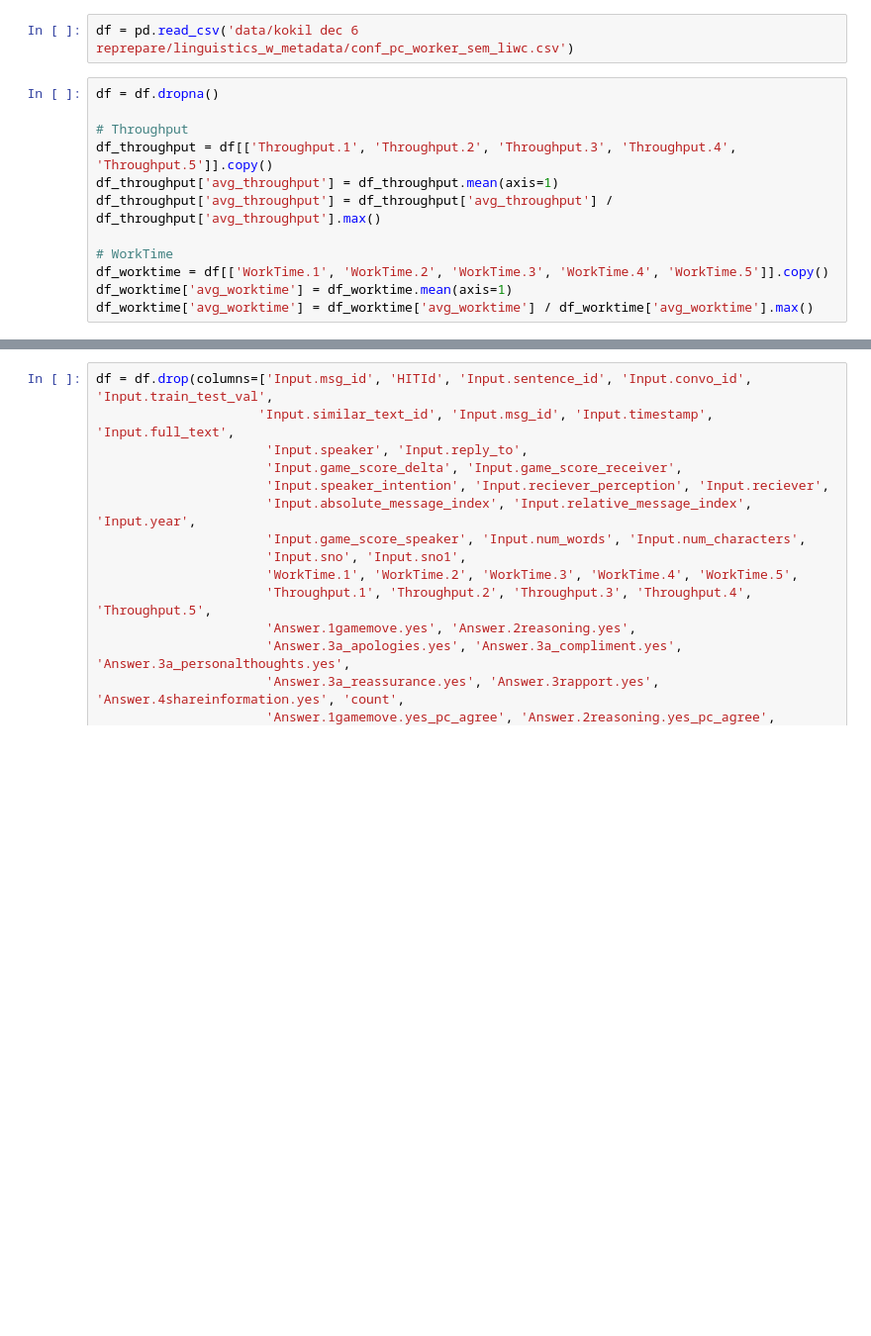
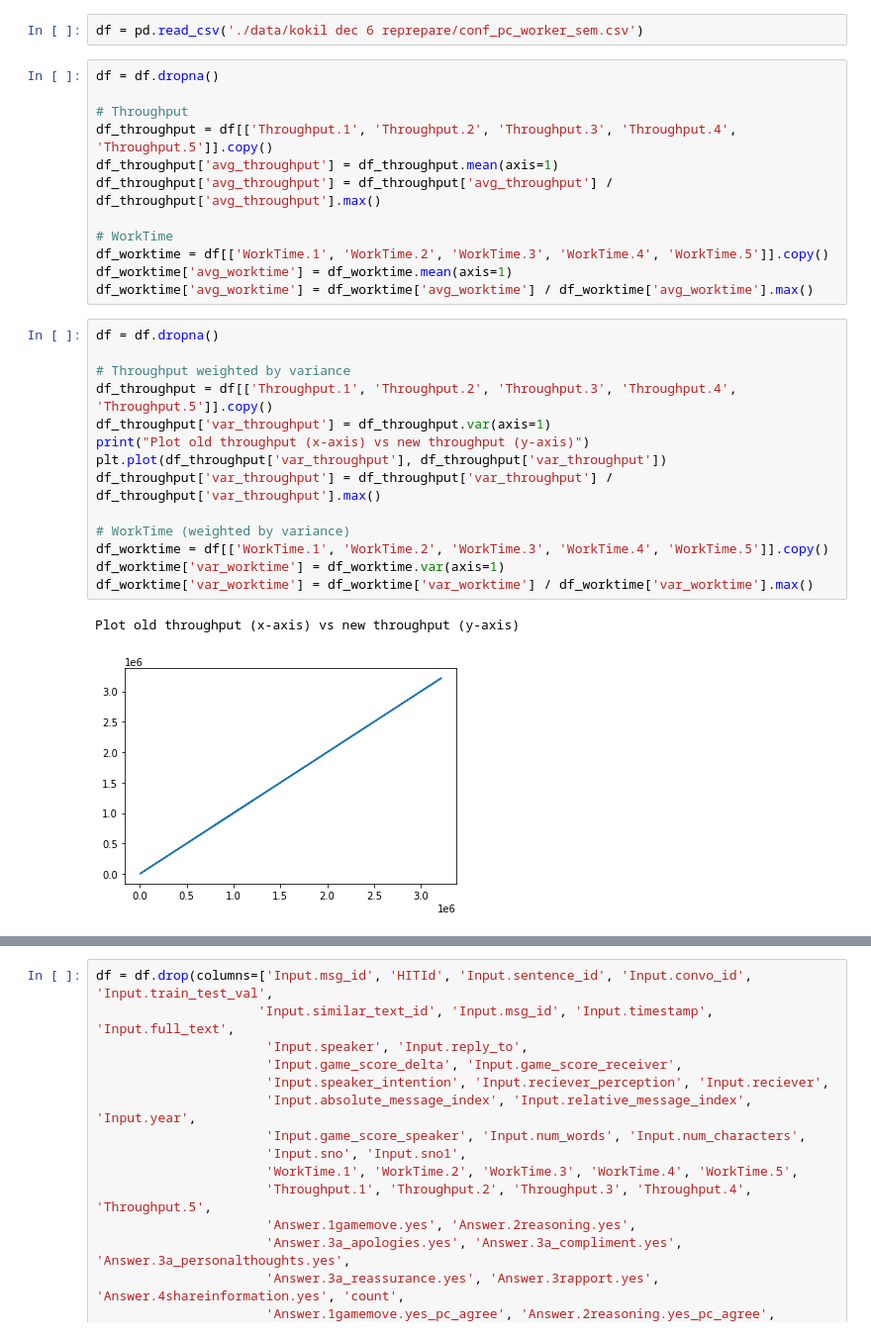
Before and after one commit to quarbby/diplomacy-betrayal, a Jupyter notebook: pipeline-numeric-randomforests.ipynb, the cells around one changed output, grey strips where cells are left out. Shown at 99% size. Cells and saved outputs as stored; diff of their text form; blank space fills up the shorter version.

Commit message:
add throughput u-shaped variance

```diff
--- a/pipeline-numeric-randomforests.ipynb
+++ b/pipeline-numeric-randomforests.ipynb
@@ -23,5 +23,5 @@ Using TensorFlow backend.
 # %%
-df = pd.read_csv('data/kokil dec 6 reprepare/linguistics_w_metadata/conf_pc_worker_sem_liwc.csv')
+df = pd.read_csv('./data/kokil dec 6 reprepare/conf_pc_worker_sem.csv')
 # %%
 df = df.dropna()
 
@@ -34,3 +34,20 @@ df_throughput['avg_throughput'] = df_throughput['avg_throughput'] / df_throughpu
 df_worktime = df[['WorkTime.1', 'WorkTime.2', 'WorkTime.3', 'WorkTime.4', 'WorkTime.5']].copy()
 df_worktime['avg_worktime'] = df_worktime.mean(axis=1)
 df_worktime['avg_worktime'] = df_worktime['avg_worktime'] / df_worktime['avg_worktime'].max()
+# %%
+df = df.dropna()
+
+# Throughput weighted by variance
+df_throughput = df[['Throughput.1', 'Throughput.2', 'Throughput.3', 'Throughput.4', 'Throughput.5']].copy()
+df_throughput['var_throughput'] = df_throughput.var(axis=1)
+print("Plot old throughput (x-axis) vs new throughput (y-axis)")
+plt.plot(df_throughput['var_throughput'], df_throughput['var_throughput'])
+df_throughput['var_throughput'] = df_throughput['var_throughput'] / df_throughput['var_throughput'].max()
+
+# WorkTime (weighted by variance)
+df_worktime = df[['WorkTime.1', 'WorkTime.2', 'WorkTime.3', 'WorkTime.4', 'WorkTime.5']].copy()
+df_worktime['var_worktime'] = df_worktime.var(axis=1)
+df_worktime['var_worktime'] = df_worktime['var_worktime'] / df_worktime['var_worktime'].max()
+# %% [output]
+Plot old throughput (x-axis) vs new throughput (y-axis)
+[figure, added]
```
Also changed, not shown: parts of 19 cells of this notebook, 4 other files.
